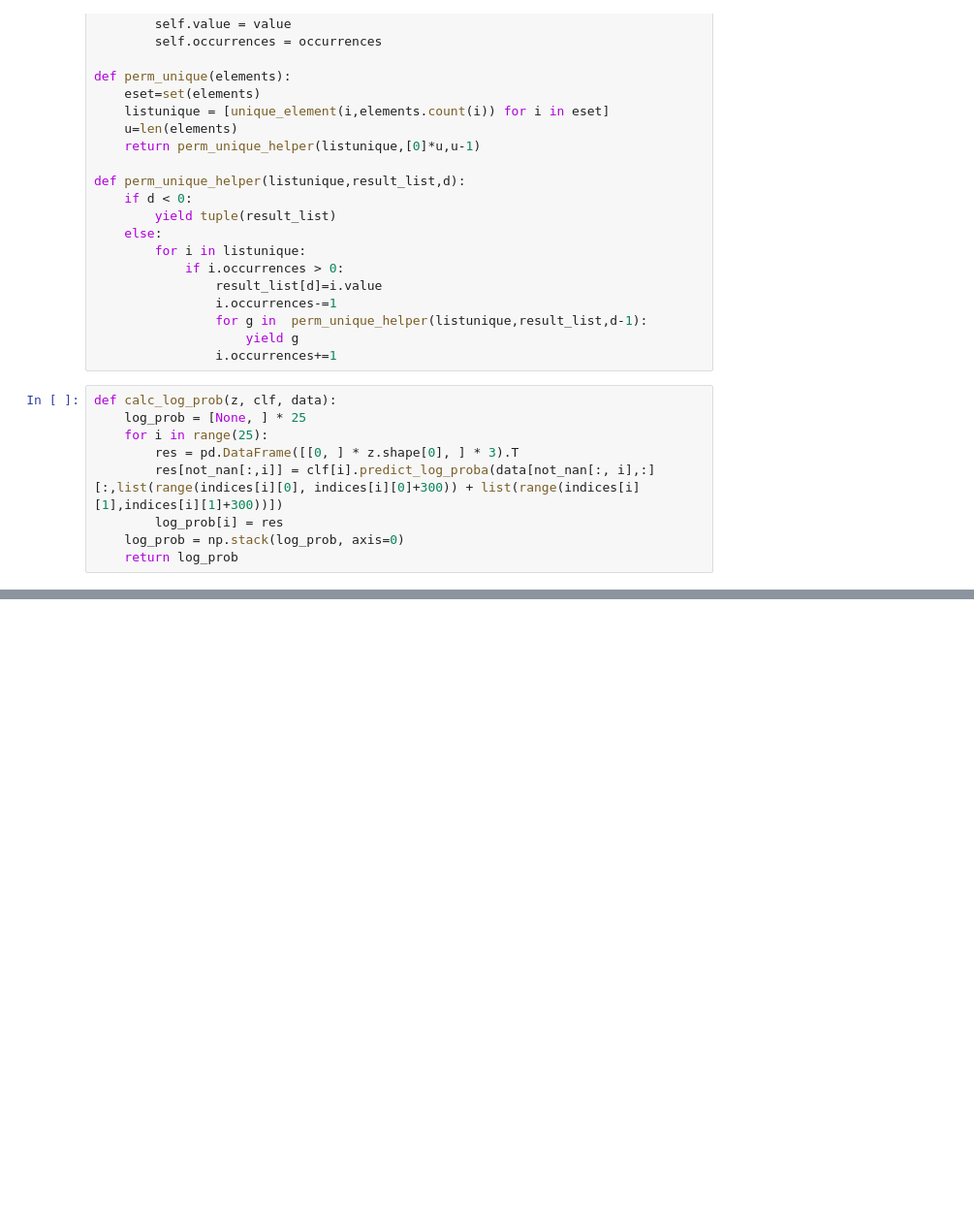
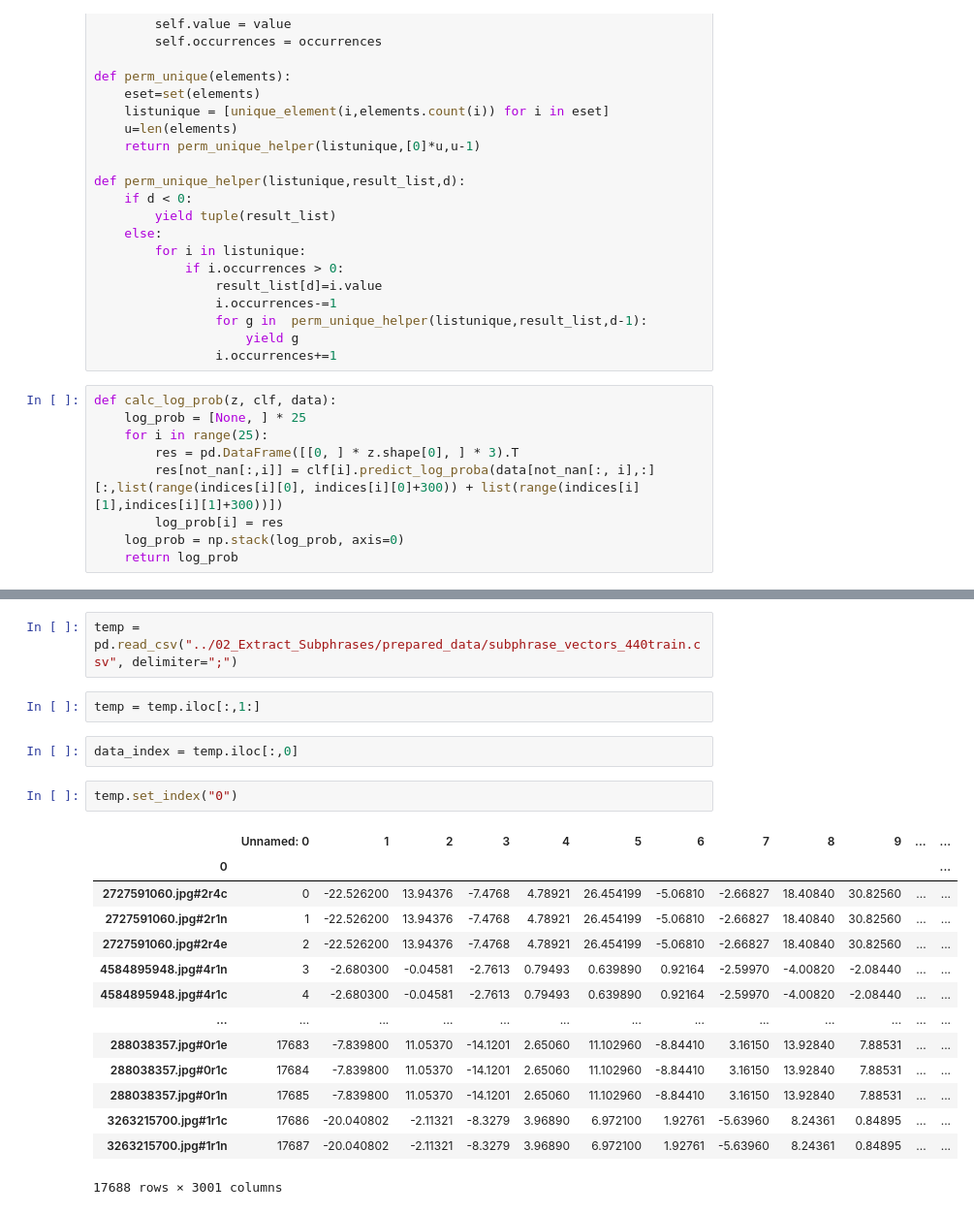
Before and after one commit to Marbr987/Hypothesis_Driven_Analysis_of_Self_Rationalising_Models, a Jupyter notebook: 03_Bayesian_Network/Learn_BN_Parameters.ipynb, the cells around one changed output, grey strips where cells are left out. Shown at 97% size. Cells and saved outputs as stored; diff of their text form; blank space fills up the shorter version.

```diff
--- a/03_Bayesian_Network/Learn_BN_Parameters.ipynb
+++ b/03_Bayesian_Network/Learn_BN_Parameters.ipynb
@@ -282,0 +301,23 @@ array([['neutral', 'neutral', 'neutral', ..., nan, nan, nan],
+# %%
+temp = pd.read_csv("../02_Extract_Subphrases/prepared_data/subphrase_vectors_440train.csv", delimiter=";")
+# %%
+temp = temp.iloc[:,1:]
+# %%
+data_index = temp.iloc[:,0]
+# %%
+temp.set_index("0")
+# %% [output]
+|  | Unnamed: 0 | 1 | 2 | 3 | 4 | 5 | 6 | 7 | 8 | 9 | ... | ... |
+| 0 |  |  |  |  |  |  |  |  |  |  |  | ... |
+| 2727591060.jpg#2r4c | 0 | -22.526200 | 13.94376 | -7.4768 | 4.78921 | 26.454199 | -5.06810 | -2.66827 | 18.40840 | 30.82560 | ... | ... |
+| 2727591060.jpg#2r1n | 1 | -22.526200 | 13.94376 | -7.4768 | 4.78921 | 26.454199 | -5.06810 | -2.66827 | 18.40840 | 30.82560 | ... | ... |
+| 2727591060.jpg#2r4e | 2 | -22.526200 | 13.94376 | -7.4768 | 4.78921 | 26.454199 | -5.06810 | -2.66827 | 18.40840 | 30.82560 | ... | ... |
+| 4584895948.jpg#4r1n | 3 | -2.680300 | -0.04581 | -2.7613 | 0.79493 | 0.639890 | 0.92164 | -2.59970 | -4.00820 | -2.08440 | ... | ... |
+| 4584895948.jpg#4r1c | 4 | -2.680300 | -0.04581 | -2.7613 | 0.79493 | 0.639890 | 0.92164 | -2.59970 | -4.00820 | -2.08440 | ... | ... |
+| ... | ... | ... | ... | ... | ... | ... | ... | ... | ... | ... | ... | ... |
+| 288038357.jpg#0r1e | 17683 | -7.839800 | 11.05370 | -14.1201 | 2.65060 | 11.102960 | -8.84410 | 3.16150 | 13.92840 | 7.88531 | ... | ... |
+| 288038357.jpg#0r1c | 17684 | -7.839800 | 11.05370 | -14.1201 | 2.65060 | 11.102960 | -8.84410 | 3.16150 | 13.92840 | 7.88531 | ... | ... |
+| 288038357.jpg#0r1n | 17685 | -7.839800 | 11.05370 | -14.1201 | 2.65060 | 11.102960 | -8.84410 | 3.16150 | 13.92840 | 7.88531 | ... | ... |
+| 3263215700.jpg#1r1c | 17686 | -20.040802 | -2.11321 | -8.3279 | 3.96890 | 6.972100 | 1.92761 | -5.63960 | 8.24361 | 0.84895 | ... | ... |
+| 3263215700.jpg#1r1n | 17687 | -20.040802 | -2.11321 | -8.3279 | 3.96890 | 6.972100 | 1.92761 | -5.63960 | 8.24361 | 0.84895 | ... | ... |
+17688 rows × 3001 columns
```
Also changed, not shown: parts of 14 cells of this notebook, 3 other files.
